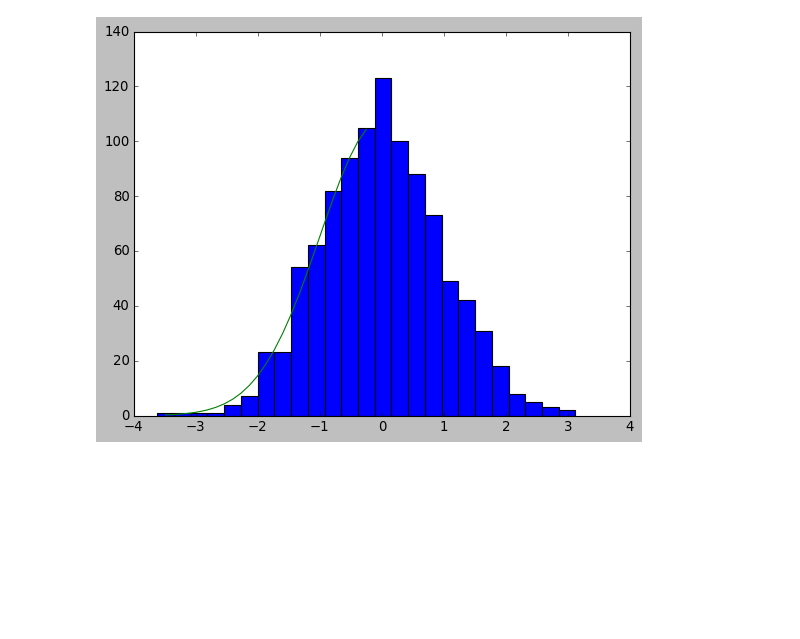
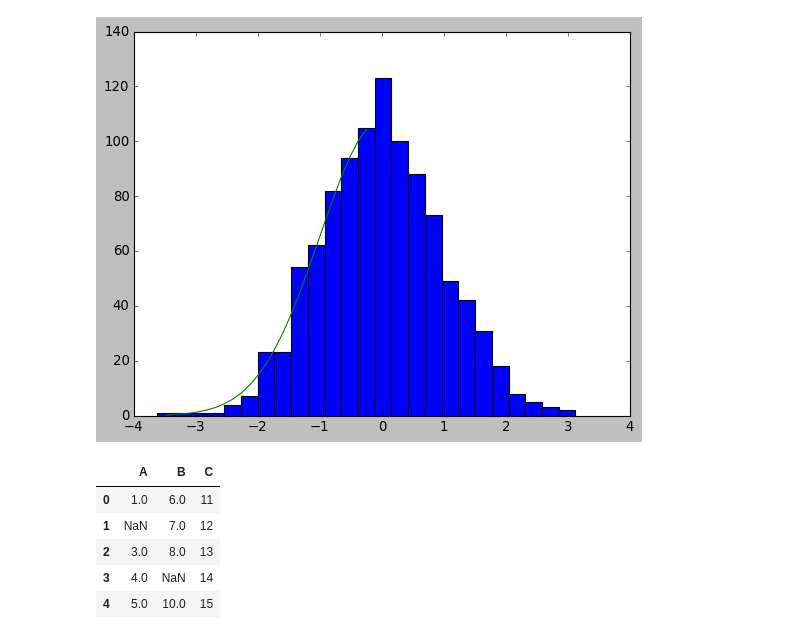
Before and after one commit to skiym-aaa/pydatavenv, a Jupyter notebook: Summary.ipynb, the cells around one changed output. Saved outputs shown, nothing was run; the diff lists cells and outputs as text; code cells hidden in the pictures; blank space fills up the shorter version.

```diff
--- a/Summary.ipynb
+++ b/Summary.ipynb
@@ -863,0 +873,21 @@ plt.show()
+# %%
+# 欠損値への対応
+
+import numpy as np
+import pandas as pd
+
+df = pd.DataFrame(
+        {
+            'A':  [1, np.nan, 3, 4, 5],
+            'B':  [6, 7, 8, np.nan, 10],
+            'C': [11, 12, 13, 14, 15]
+        }
+)
+df
+# %% [output]
+|  | A | B | C |
+| 0 | 1.0 | 6.0 | 11 |
+| 1 | NaN | 7.0 | 12 |
+| 2 | 3.0 | 8.0 | 13 |
+| 3 | 4.0 | NaN | 14 |
+| 4 | 5.0 | 10.0 | 15 |
```
Also changed, not shown: parts of 25 cells of this notebook.
